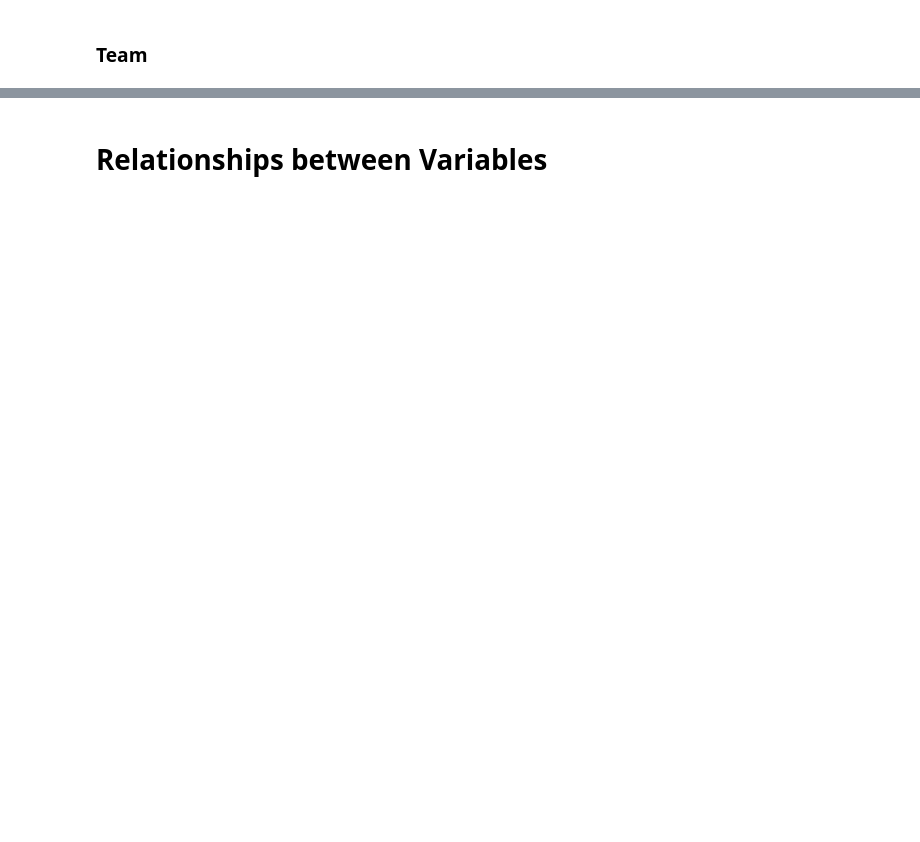
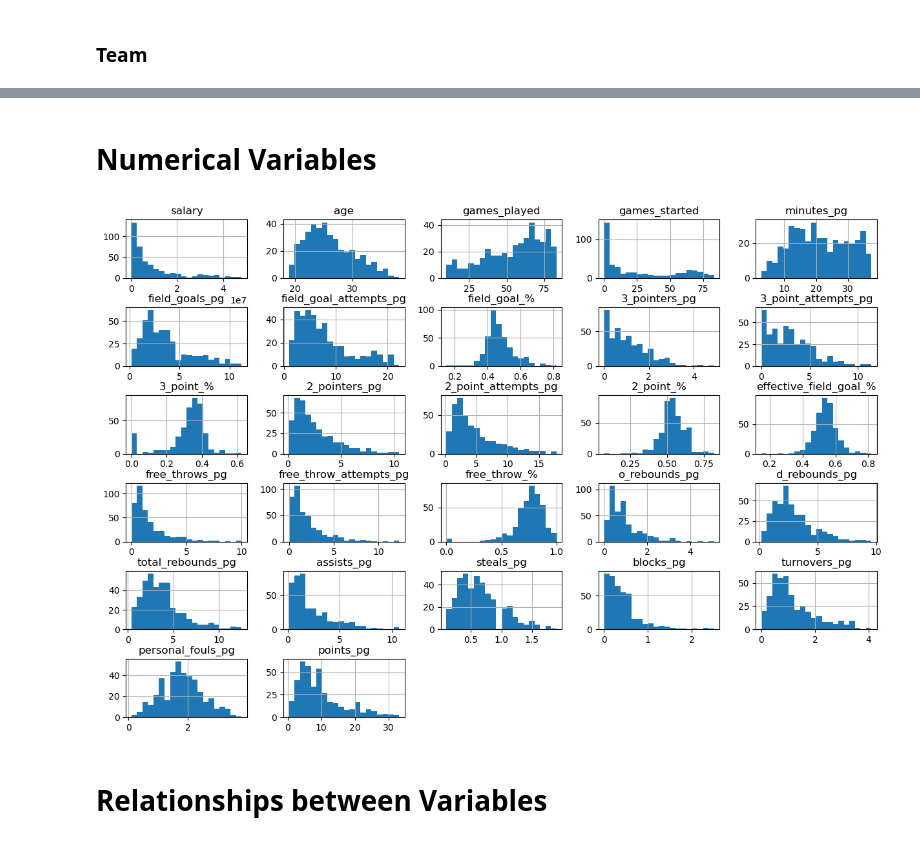
Before and after one commit to acody14/Springboard, a Jupyter notebook: capstone2/capstone2_eda.ipynb, the cells around one changed output, grey strips where cells are left out. Cells and saved outputs as stored; diff of their text form; code cells hidden in the pictures; blank space fills up the shorter version.

```diff
--- a/capstone2/capstone2_eda.ipynb
+++ b/capstone2/capstone2_eda.ipynb
@@ -111,3 +107,10 @@ plt.show()
+# %% [markdown]
+# Numerical Variables
+# %%
+df.hist(bins=20,figsize=(15,10))
+plt.subplots_adjust(hspace=0.5);
+# %% [output]
+[figure, added]
 # %% [markdown]
 # Relationships between Variables
 # %%
```
Also changed, not shown: parts of 7 cells of this notebook.
